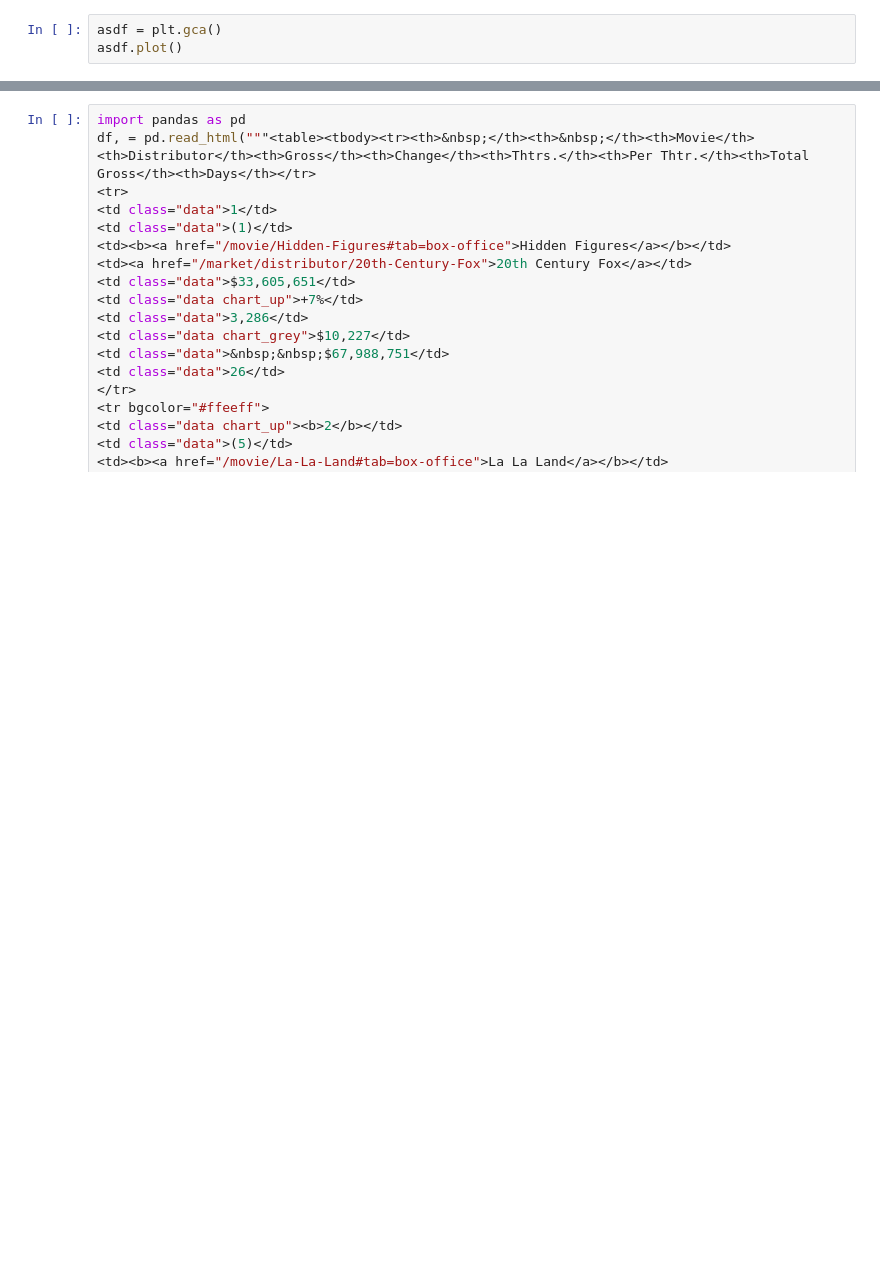
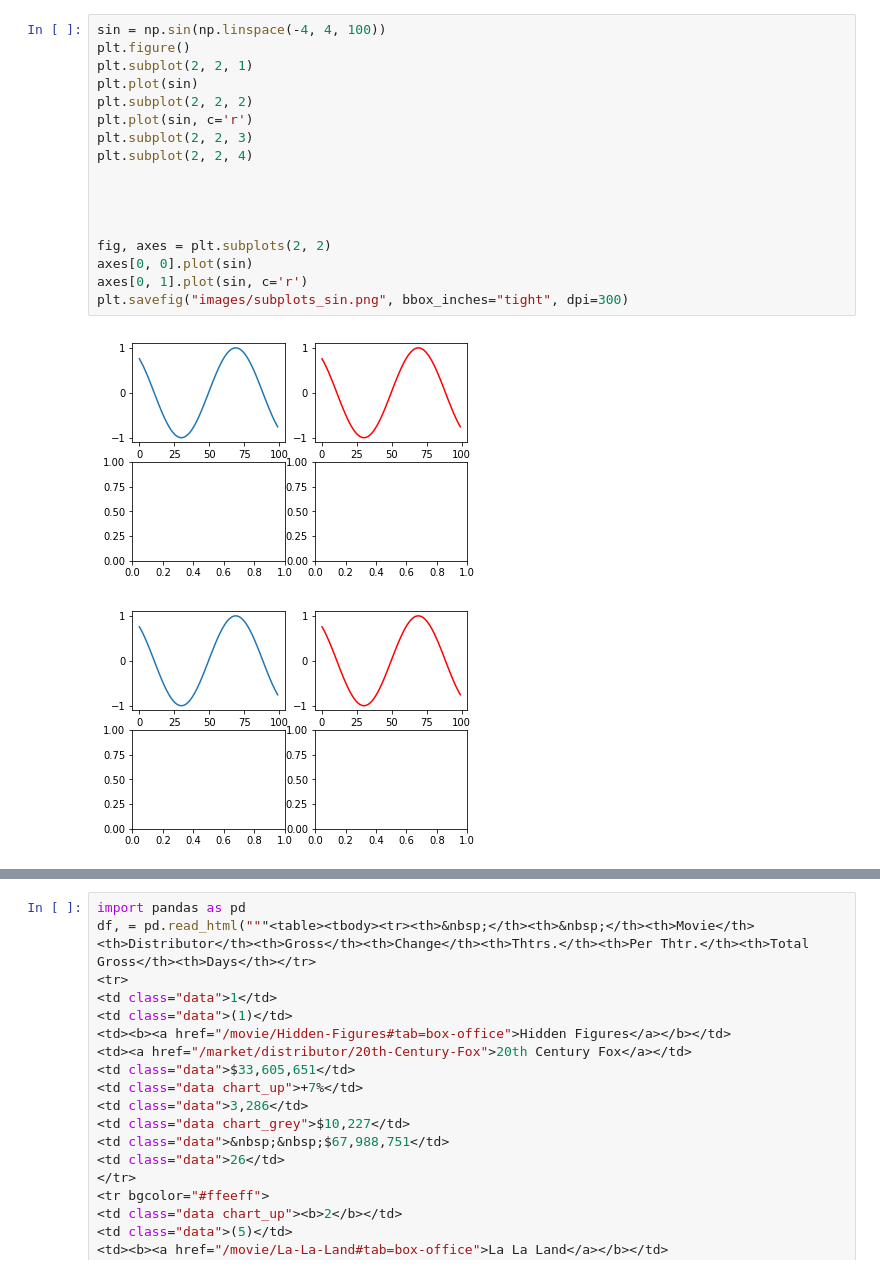
Before and after one commit to amueller/COMS4995-s19, a Jupyter notebook: slides/aml-03-matplotlib/aml-03-012517.ipynb, the cells around one changed output, grey strips where cells are left out. Drawn from its saved outputs; the diff is of its cells as text; blank space fills up the shorter version.

```diff
--- a/slides/aml-03-matplotlib/aml-03-012517.ipynb
+++ b/slides/aml-03-matplotlib/aml-03-012517.ipynb
@@ -52,6 +52,23 @@ FigureCanvasNbAgg()
-# %%
-asdf = plt.gca()
-asdf.plot()
+# %%
+sin = np.sin(np.linspace(-4, 4, 100))
+plt.figure()
+plt.subplot(2, 2, 1)
+plt.plot(sin)
+plt.subplot(2, 2, 2)
+plt.plot(sin, c='r')
+plt.subplot(2, 2, 3)
+plt.subplot(2, 2, 4)
+
+
+
+
+fig, axes = plt.subplots(2, 2)
+axes[0, 0].plot(sin)
+axes[0, 1].plot(sin, c='r')
+plt.savefig("images/subplots_sin.png", bbox_inches="tight", dpi=300)
+# %% [output]
+[figure, added]
+[figure, added]
 # %%
 fig, ax = plt.subplots(2, 4, figsize=(10, 5))
 ax[0, 0].plot(sin)
```
Also changed, not shown: parts of 24 cells of this notebook.
